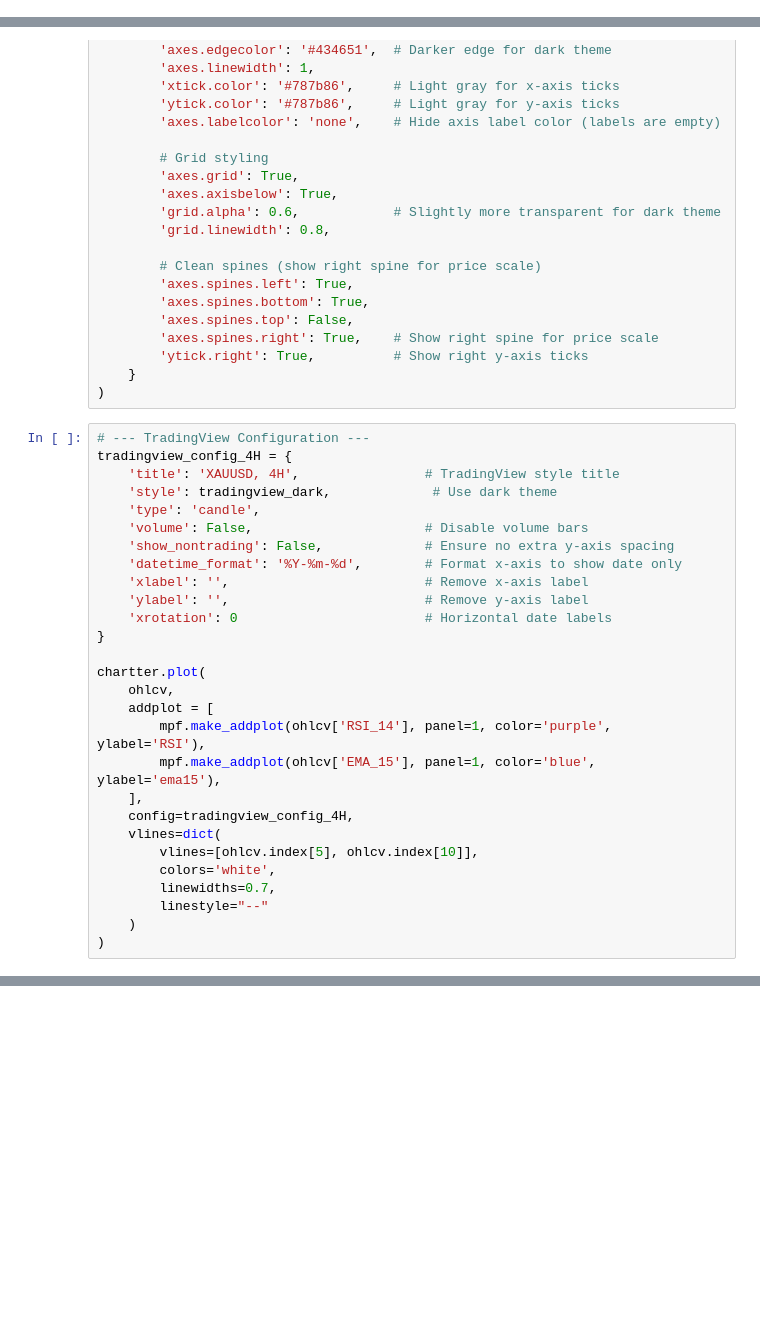
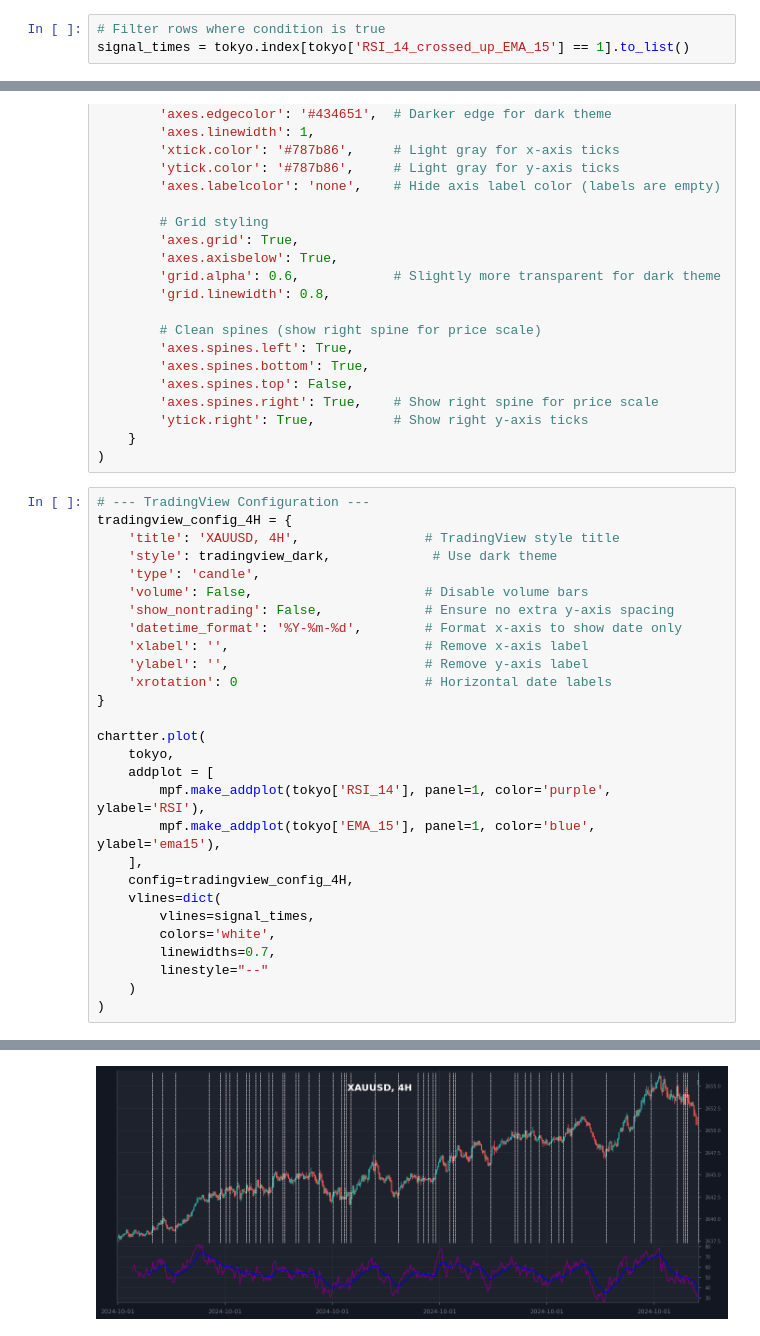
Before and after one commit to insetavijit/dev.Chartter.v2, a Jupyter notebook: Codes/V5/Chartter-plot-1.ipynb, the cells around one changed output, grey strips where cells are left out. Drawn from its saved outputs; the diff is of its cells as text; blank space fills up the shorter version.

```diff
--- a/Codes/V5/Chartter-plot-1.ipynb
+++ b/Codes/V5/Chartter-plot-1.ipynb
@@ -72,3 +114,6 @@ ohlcv = analyzer.df.rename(columns={
+# %%
+# Filter rows where condition is true
+signal_times = tokyo.index[tokyo['RSI_14_crossed_up_EMA_15'] == 1].to_list()
 # %%
 # Initialize chartter with wider and less tall proportions, no volume
 chartter = Chartter(config={
@@ -157,16 +202,17 @@ tradingview_config_4H = {
 }
 
 chartter.plot(
-    ohlcv,
+    tokyo,
     addplot = [
-        mpf.make_addplot(ohlcv['RSI_14'], panel=1, color='purple', ylabel='RSI'),
-        mpf.make_addplot(ohlcv['EMA_15'], panel=1, color='blue', ylabel='ema15'),
+        mpf.make_addplot(tokyo['RSI_14'], panel=1, color='purple', ylabel='RSI'),
+        mpf.make_addplot(tokyo['EMA_15'], panel=1, color='blue', ylabel='ema15'),
     ],
     config=tradingview_config_4H,
     vlines=dict(
-        vlines=[ohlcv.index[5], ohlcv.index[10]],
+        vlines=signal_times,
         colors='white',
         linewidths=0.7,
         linestyle="--"
     )
 )
+# %% [output]
@@ -172,0 +220 @@ chartter.plot(
+[figure, added]
```
Also changed, not shown: parts of 4 cells of this notebook.
